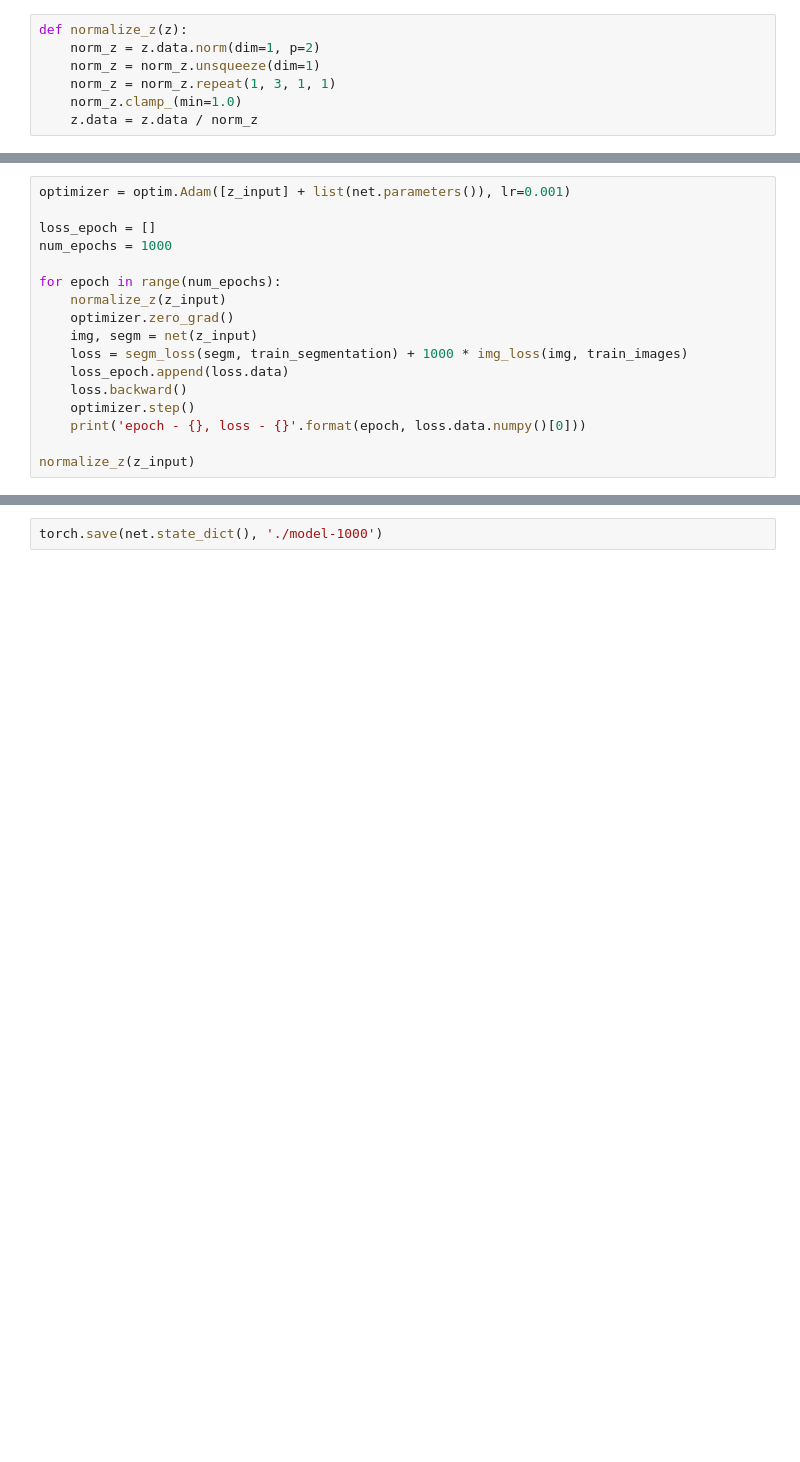
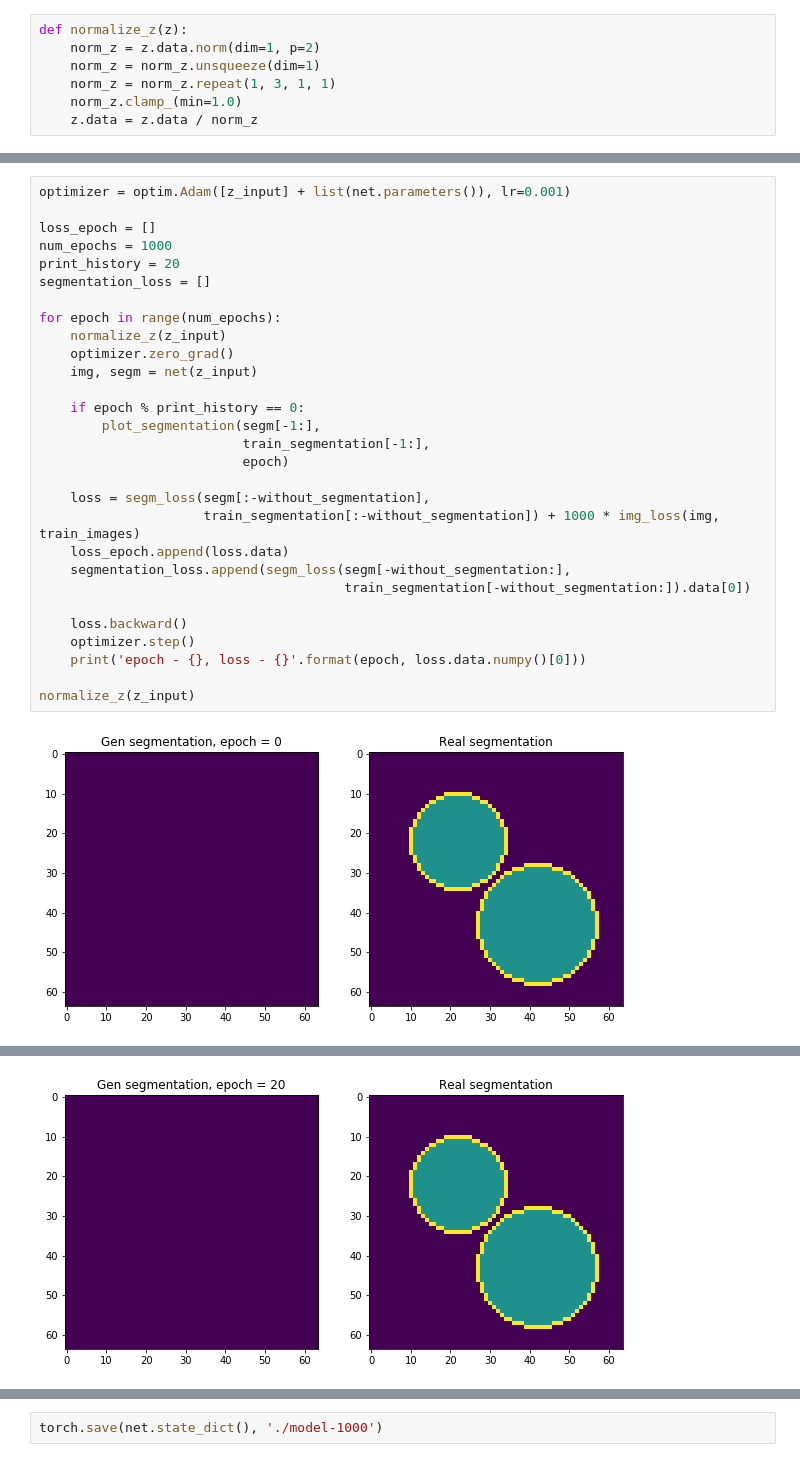
Before and after one commit to ashysheya/research_project, a Jupyter notebook: experiments.ipynb, the cells around one changed output, grey strips where cells are left out. Saved outputs shown, nothing was run; the diff lists cells and outputs as text; blank space fills up the shorter version.

```diff
--- a/experiments.ipynb
+++ b/experiments.ipynb
@@ -105,18 +118,31 @@ def normalize_z(z):
 # %%
 optimizer = optim.Adam([z_input] + list(net.parameters()), lr=0.001)
 
 loss_epoch = []
 num_epochs = 1000
+print_history = 20
+segmentation_loss = []
 
 for epoch in range(num_epochs):
     normalize_z(z_input)
     optimizer.zero_grad()
     img, segm = net(z_input)
-    loss = segm_loss(segm, train_segmentation) + 1000 * img_loss(img, train_images)
+
+    if epoch % print_history == 0:
+        plot_segmentation(segm[-1:],
+                          train_segmentation[-1:],
+                          epoch)
+
+    loss = segm_loss(segm[:-without_segmentation],
+                     train_segmentation[:-without_segmentation]) + 1000 * img_loss(img, train_images)
     loss_epoch.append(loss.data)
+    segmentation_loss.append(segm_loss(segm[-without_segmentation:],
+                                       train_segmentation[-without_segmentation:]).data[0])
+
     loss.backward()
     optimizer.step()
     print('epoch - {}, loss - {}'.format(epoch, loss.data.numpy()[0]))
 
 normalize_z(z_input)
 # %% [output]
+[figure, added]
@@ -139,0 +169 @@ epoch - 999, loss - 0.2813117802143097
+[figure, added]
```
Also changed, not shown: parts of 10 cells of this notebook.
